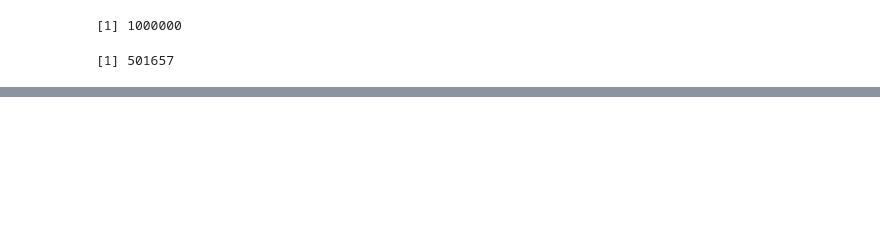
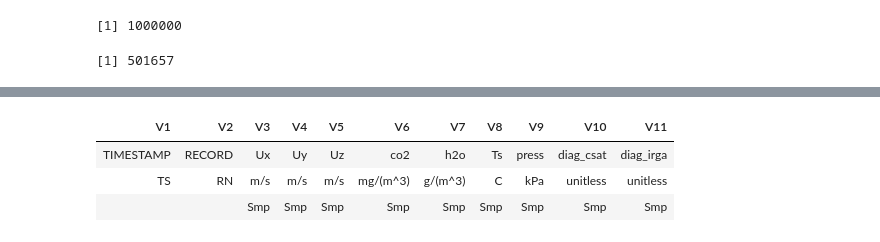
Before and after one commit to nmstreethran/kerry-flux-data, a Jupyter notebook: docs/toa5_data.ipynb, the cells around one changed output, grey strips where cells are left out. Saved outputs shown, nothing was run; the diff lists cells and outputs as text; code cells hidden in the pictures; blank space fills up the shorter version.

```diff
--- a/docs/toa5_data.ipynb
+++ b/docs/toa5_data.ipynb
@@ -156,0 +192,11 @@ for (n in seq_along(data_split)) {
+# %%
+headers <- read.csv(
+  "data/TOA5/TOA5_1541.ts_data.dat", skip = 1, header = FALSE, nrows = 3
+)
+# %%
+headers
+# %% [output]
+| V1 | V2 | V3 | V4 | V5 | V6 | V7 | V8 | V9 | V10 | V11 |
+| TIMESTAMP | RECORD | Ux | Uy | Uz | co2 | h2o | Ts | press | diag_csat | diag_irga |
+| TS | RN | m/s | m/s | m/s | mg/(m^3) | g/(m^3) | C | kPa | unitless | unitless |
+|  |  | Smp | Smp | Smp | Smp | Smp | Smp | Smp | Smp | Smp |
```
Also changed, not shown: parts of 68 cells of this notebook, 1 other file.
